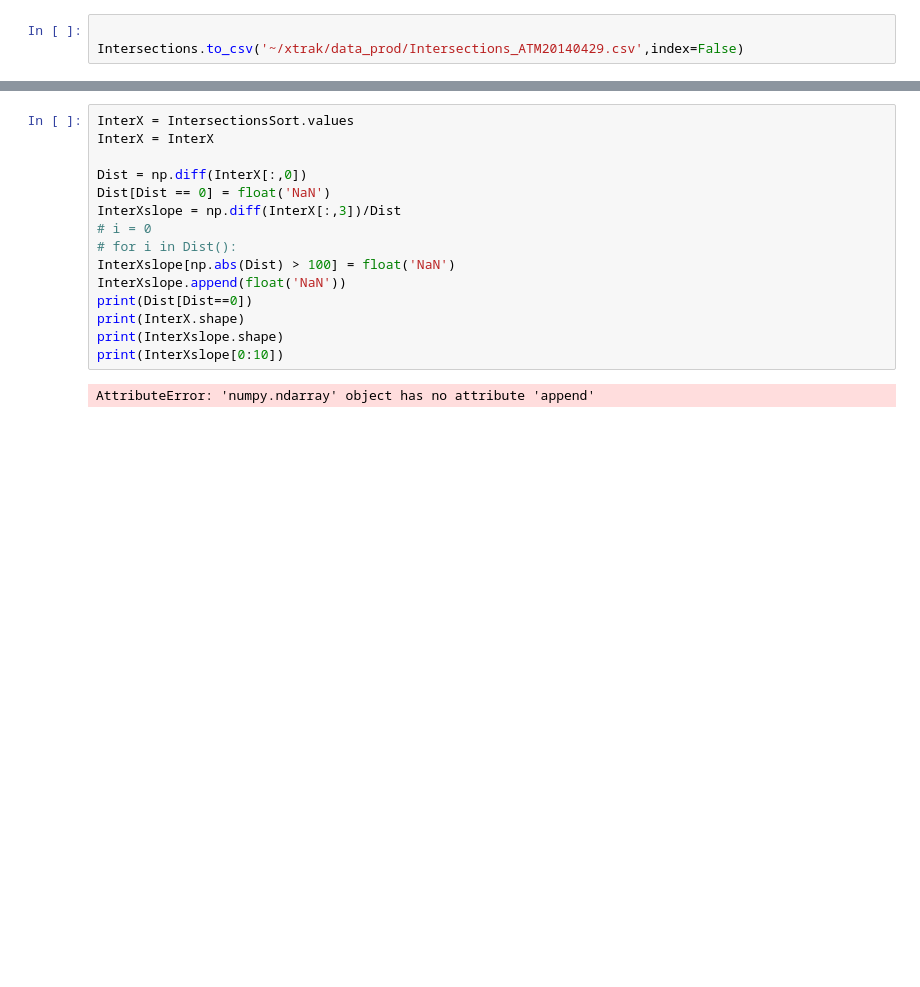
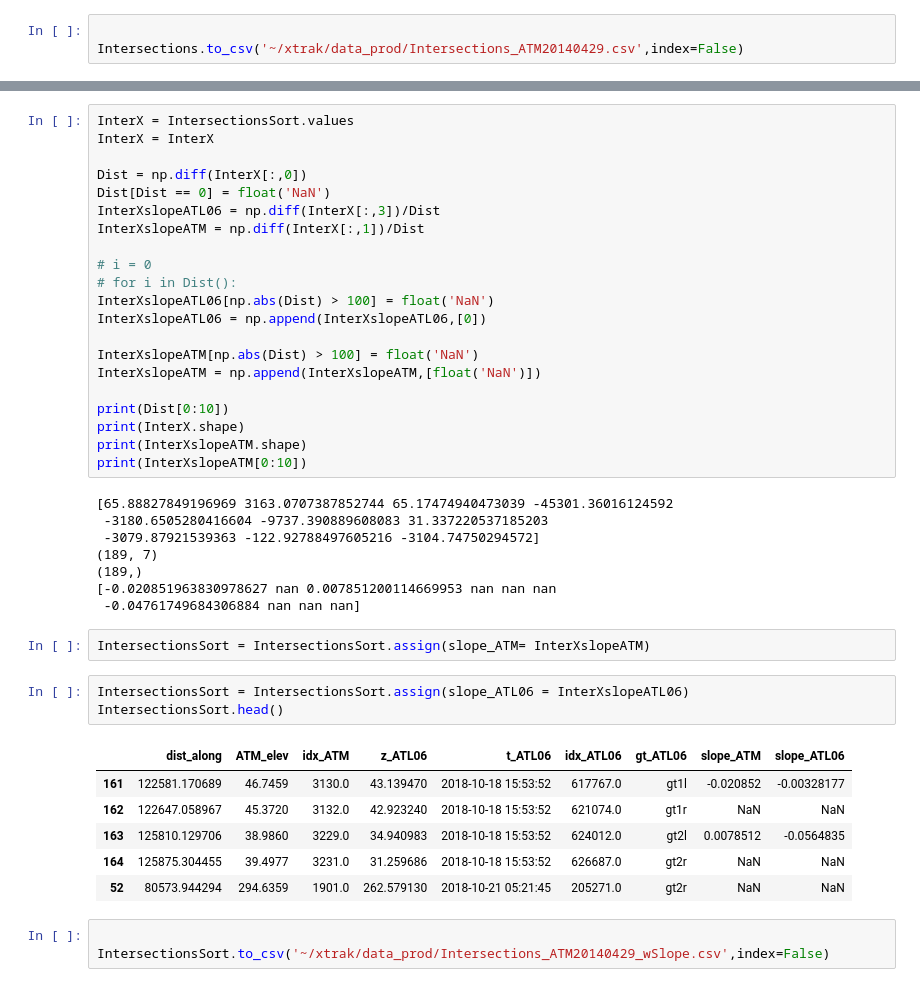
Before and after one commit to ICESAT-2HackWeek/xtrak, a Jupyter notebook: notebooks/Intersections.ipynb, the cells around one changed output, grey strips where cells are left out. Drawn from its saved outputs; the diff is of its cells as text; blank space fills up the shorter version.

Commit message:
Calculated slopes in Intersections.ipynb

```diff
--- a/notebooks/Intersections.ipynb
+++ b/notebooks/Intersections.ipynb
@@ -173,14 +173,41 @@ InterX = InterX
 
 Dist = np.diff(InterX[:,0])
 Dist[Dist == 0] = float('NaN')
-InterXslope = np.diff(InterX[:,3])/Dist
+InterXslopeATL06 = np.diff(InterX[:,3])/Dist
+InterXslopeATM = np.diff(InterX[:,1])/Dist
+
 # i = 0
 # for i in Dist():
-InterXslope[np.abs(Dist) > 100] = float('NaN')
-InterXslope.append(float('NaN'))
-print(Dist[Dist==0])
+InterXslopeATL06[np.abs(Dist) > 100] = float('NaN')
+InterXslopeATL06 = np.append(InterXslopeATL06,[0])
+
+InterXslopeATM[np.abs(Dist) > 100] = float('NaN')
+InterXslopeATM = np.append(InterXslopeATM,[float('NaN')])
+
+print(Dist[0:10])
 print(InterX.shape)
-print(InterXslope.shape)
-print(InterXslope[0:10])
+print(InterXslopeATM.shape)
+print(InterXslopeATM[0:10])
 # %% [output]
-AttributeError: 'numpy.ndarray' object has no attribute 'append'
+[65.88827849196969 3163.0707387852744 65.17474940473039 -45301.36016124592
+ -3180.6505280416604 -9737.390889608083 31.337220537185203
+ -3079.87921539363 -122.92788497605216 -3104.74750294572]
+(189, 7)
+(189,)
+[-0.020851963830978627 nan 0.007851200114669953 nan nan nan
+ -0.04761749684306884 nan nan nan]
+# %%
+IntersectionsSort = IntersectionsSort.assign(slope_ATM= InterXslopeATM)
+# %%
+IntersectionsSort = IntersectionsSort.assign(slope_ATL06 = InterXslopeATL06)
+IntersectionsSort.head()
+# %% [output]
+|  | dist_along | ATM_elev | idx_ATM | z_ATL06 | t_ATL06 | idx_ATL06 | gt_ATL06 | slope_ATM | slope_ATL06 |
+| 161 | 122581.170689 | 46.7459 | 3130.0 | 43.139470 | 2018-10-18 15:53:52 | 617767.0 | gt1l | -0.020852 | -0.00328177 |
+| 162 | 122647.058967 | 45.3720 | 3132.0 | 42.923240 | 2018-10-18 15:53:52 | 621074.0 | gt1r | NaN | NaN |
+| 163 | 125810.129706 | 38.9860 | 3229.0 | 34.940983 | 2018-10-18 15:53:52 | 624012.0 | gt2l | 0.0078512 | -0.0564835 |
+| 164 | 125875.304455 | 39.4977 | 3231.0 | 31.259686 | 2018-10-18 15:53:52 | 626687.0 | gt2r | NaN | NaN |
+| 52 | 80573.944294 | 294.6359 | 1901.0 | 262.579130 | 2018-10-21 05:21:45 | 205271.0 | gt2r | NaN | NaN |
+# %%
+
+IntersectionsSort.to_csv('~/xtrak/data_prod/Intersections_ATM20140429_wSlope.csv',index=False)
```
Also changed, not shown: parts of 3 cells of this notebook, 1 other file.
